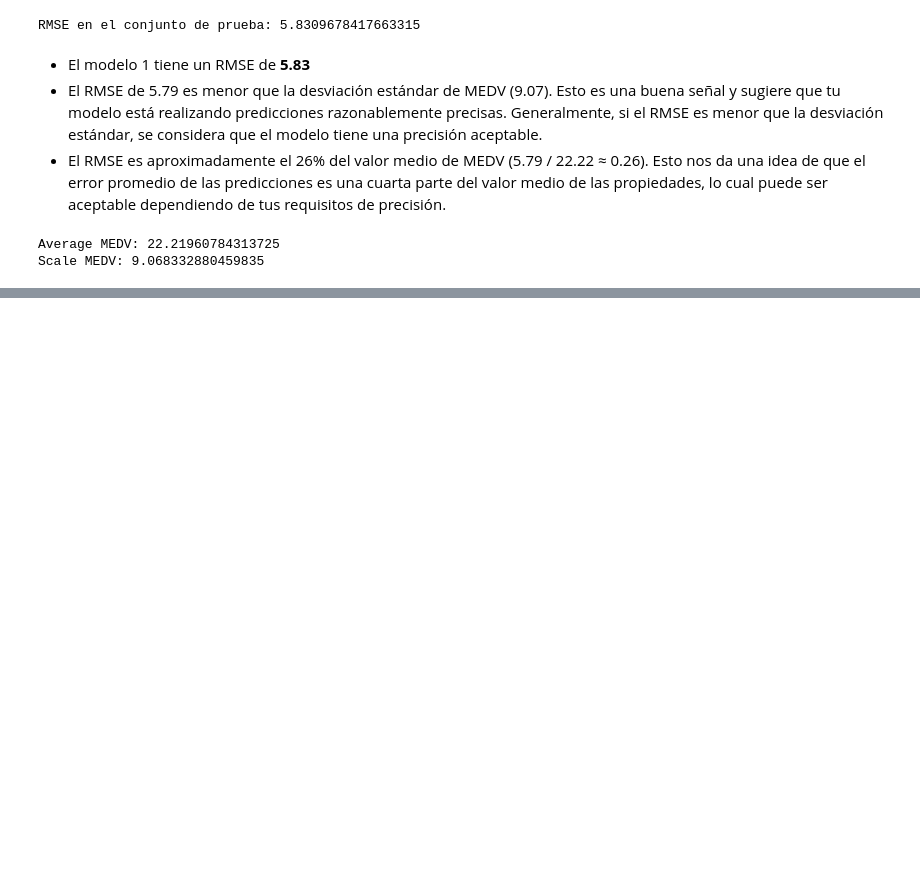
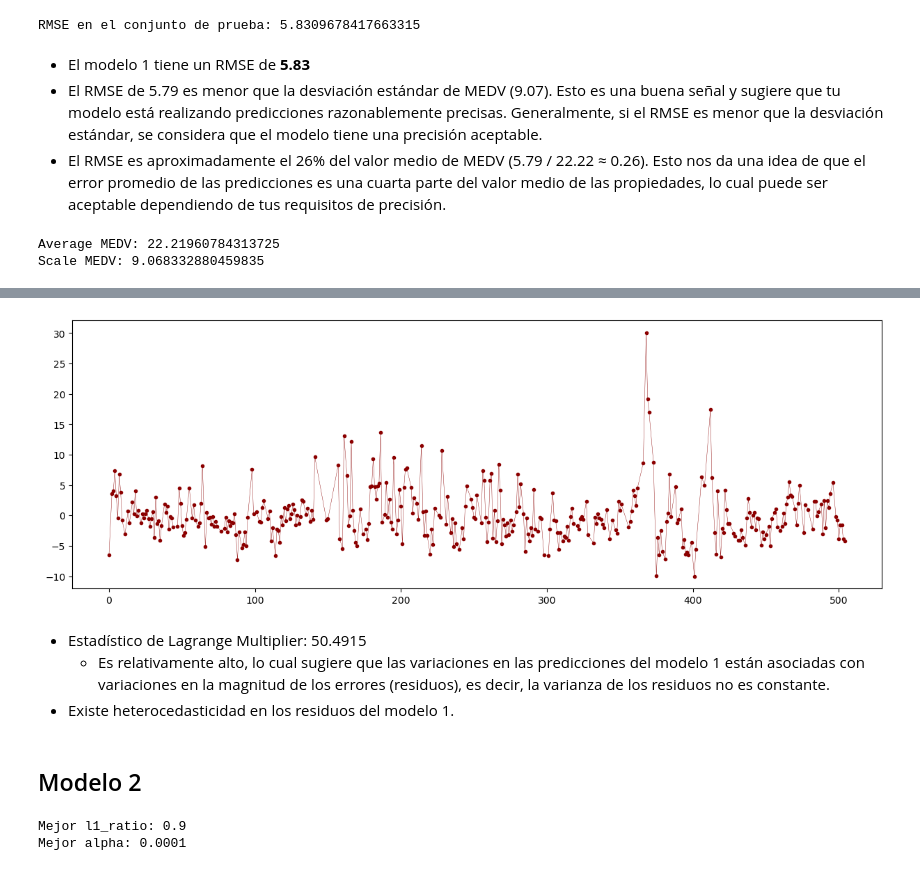
Before and after one commit to Daniel1martinez2/mcd-analisis-cuantitativo-evaluacion-1, a Jupyter notebook: punto1_2.ipynb, the cells around one changed output, grey strips where cells are left out. Saved outputs shown, nothing was run; the diff lists cells and outputs as text; code cells hidden in the pictures; blank space fills up the shorter version.

```diff
--- a/punto1_2.ipynb
+++ b/punto1_2.ipynb
@@ -168,0 +280,3 @@ Scale MEDV: 9.068332880459835
+# %%
+residuals_sorted = residuals.sort_index()
+residuals_sorted
@@ -168,0 +296,12 @@ Scale MEDV: 9.068332880459835
+# %%
+plt.figure(figsize=(15,5))
+plt.plot(residuals_sorted, '.-', color ="darkred", linewidth=0.3)
+plt.show()
+# %% [output]
+[figure, added]
+# %% [markdown]
+- Estadístico de Lagrange Multiplier: 50.4915
+	- Es relativamente alto, lo cual sugiere que las variaciones en las predicciones del modelo 1 están asociadas con variaciones en la magnitud de los errores (residuos), es decir, la varianza de los residuos no es constante.
+- Existe heterocedasticidad en los residuos del modelo 1.
+# %% [markdown]
+## Modelo 2
@@ -168,0 +317,14 @@ Scale MEDV: 9.068332880459835
+# %%
+l1_ratios = np.linspace(0.1, 0.9, 9)
+alphas = np.logspace(-4, 0, 10)
+
+# Crear y entrenar el modelo ElasticNetCV
+elastic_net_cv = ElasticNetCV(l1_ratio=l1_ratios, alphas=alphas, cv=5, random_state=0)
+elastic_net_cv.fit(X_train_clean, y_train_clean)
+
+# Mejores parámetros encontrados
+print("Mejor l1_ratio:", elastic_net_cv.l1_ratio_)
+print("Mejor alpha:", elastic_net_cv.alpha_)
+# %% [output]
+Mejor l1_ratio: 0.9
+Mejor alpha: 0.0001
```
Also changed, not shown: parts of 28 cells of this notebook.
